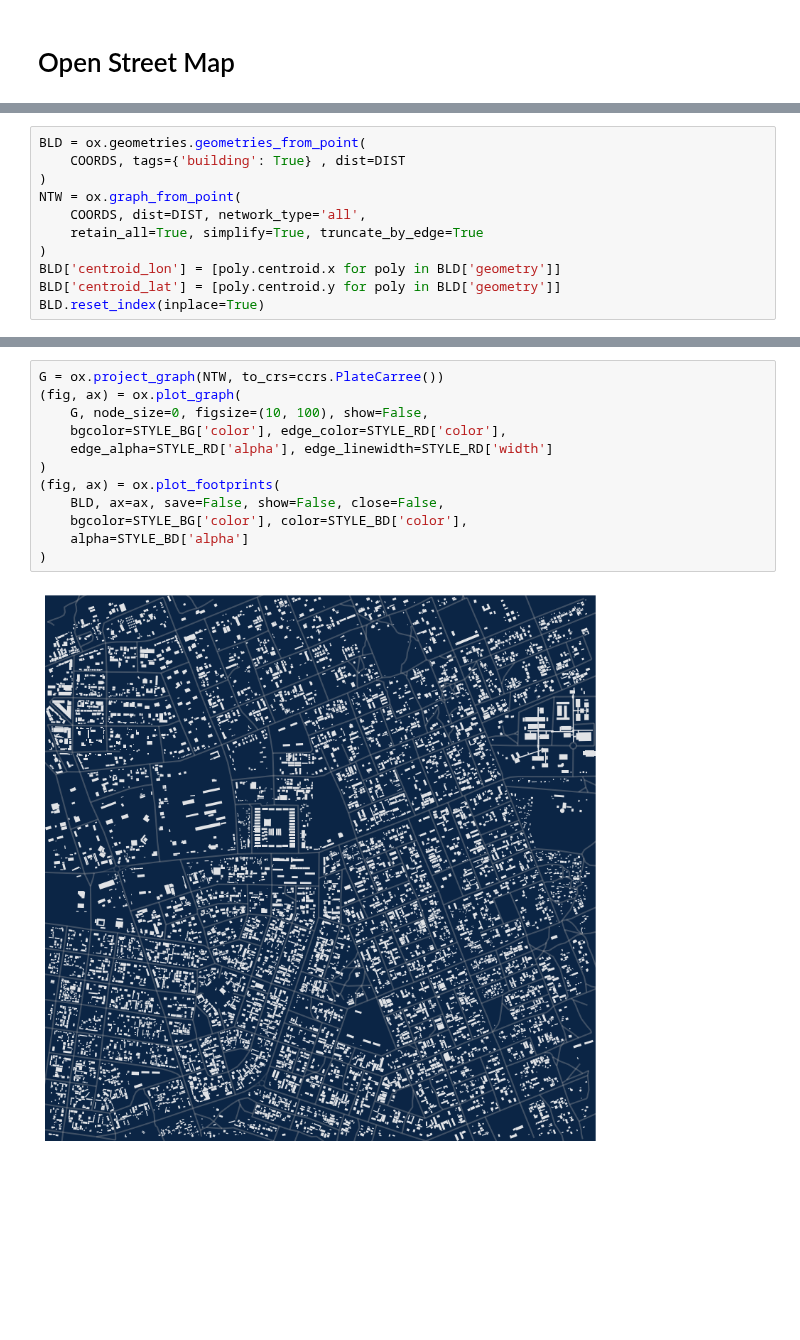
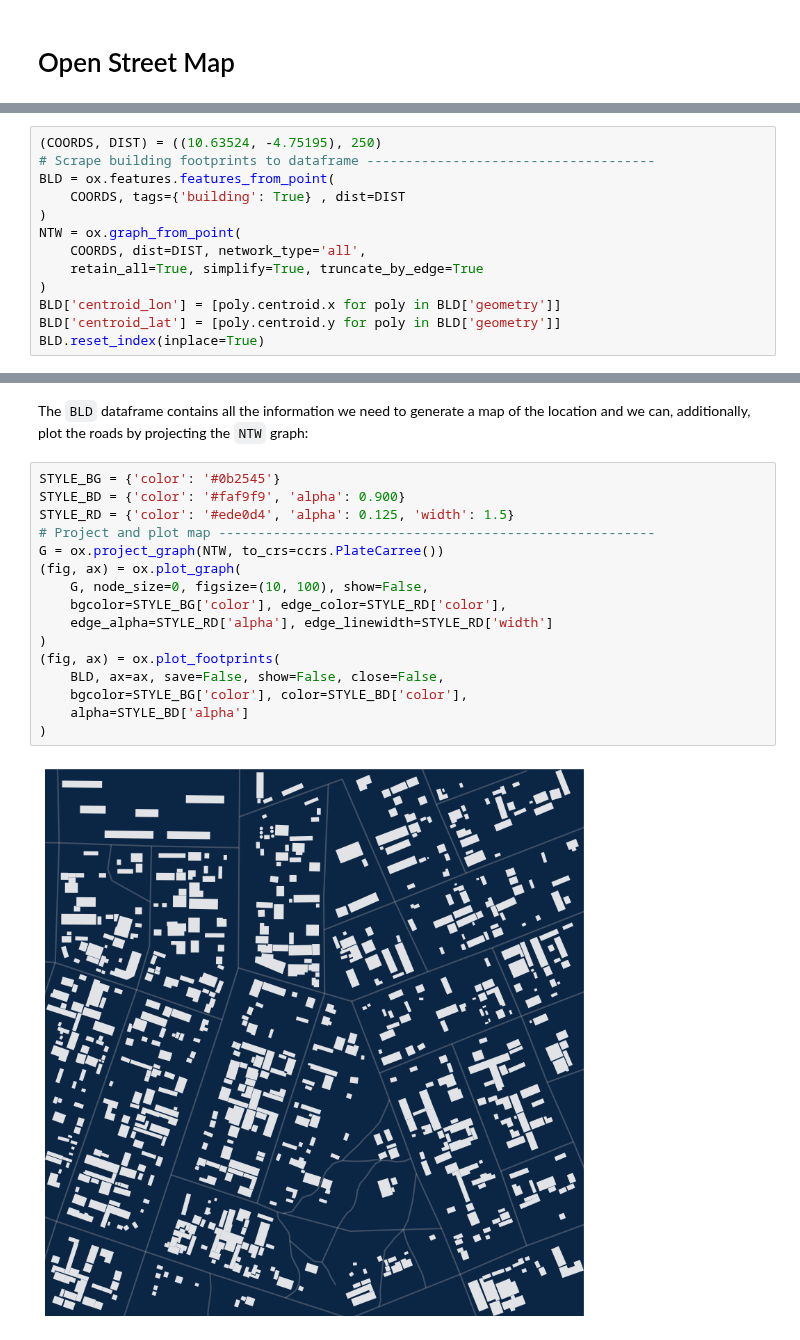
Before and after one commit to Chipdelmal/MGSurvE_Webinar2023, a Jupyter notebook: demos/more/osm.ipynb, the cells around one changed output, grey strips where cells are left out. Drawn from its saved outputs; the diff is of its cells as text; blank space fills up the shorter version.

```diff
--- a/demos/more/osm.ipynb
+++ b/demos/more/osm.ipynb
@@ -11,5 +40,7 @@ PROJ = ccrs.PlateCarree()
 # %%
-BLD = ox.geometries.geometries_from_point(
+(COORDS, DIST) = ((10.63524, -4.75195), 250)
+# Scrape building footprints to dataframe -------------------------------------
+BLD = ox.features.features_from_point(
     COORDS, tags={'building': True} , dist=DIST
 )
 NTW = ox.graph_from_point(
@@ -34,14 +53,20 @@ MAP_STYLE_A = (
+# %% [markdown]
+The `BLD` dataframe contains all the information we need to generate a map of the location and we can, additionally, plot the roads by projecting the `NTW` graph:
 # %%
+STYLE_BG = {'color': '#0b2545'}
+STYLE_BD = {'color': '#faf9f9', 'alpha': 0.900}
+STYLE_RD = {'color': '#ede0d4', 'alpha': 0.125, 'width': 1.5}
+# Project and plot map --------------------------------------------------------
 G = ox.project_graph(NTW, to_crs=ccrs.PlateCarree())
 (fig, ax) = ox.plot_graph(
     G, node_size=0, figsize=(10, 100), show=False,
     bgcolor=STYLE_BG['color'], edge_color=STYLE_RD['color'],
     edge_alpha=STYLE_RD['alpha'], edge_linewidth=STYLE_RD['width']
 )
 (fig, ax) = ox.plot_footprints(
     BLD, ax=ax, save=False, show=False, close=False,
     bgcolor=STYLE_BG['color'], color=STYLE_BD['color'],
     alpha=STYLE_BD['alpha']
 )
 # %% [output]
-[figure, old version]
+[figure, new version]
```
Also changed, not shown: parts of 15 cells of this notebook, 3 other files.
